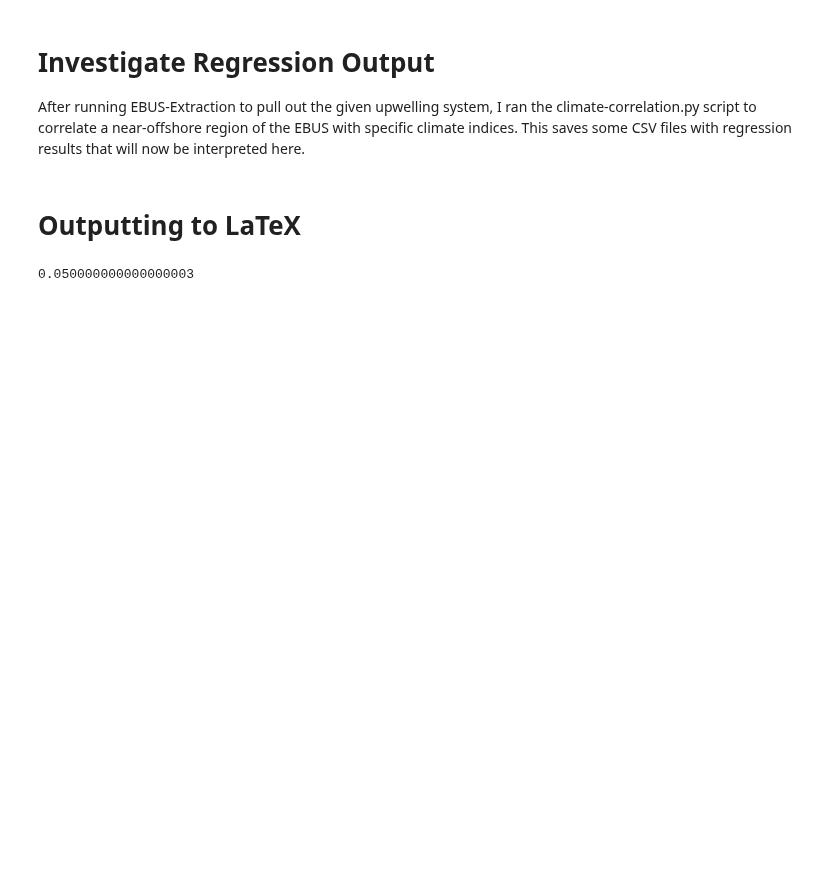
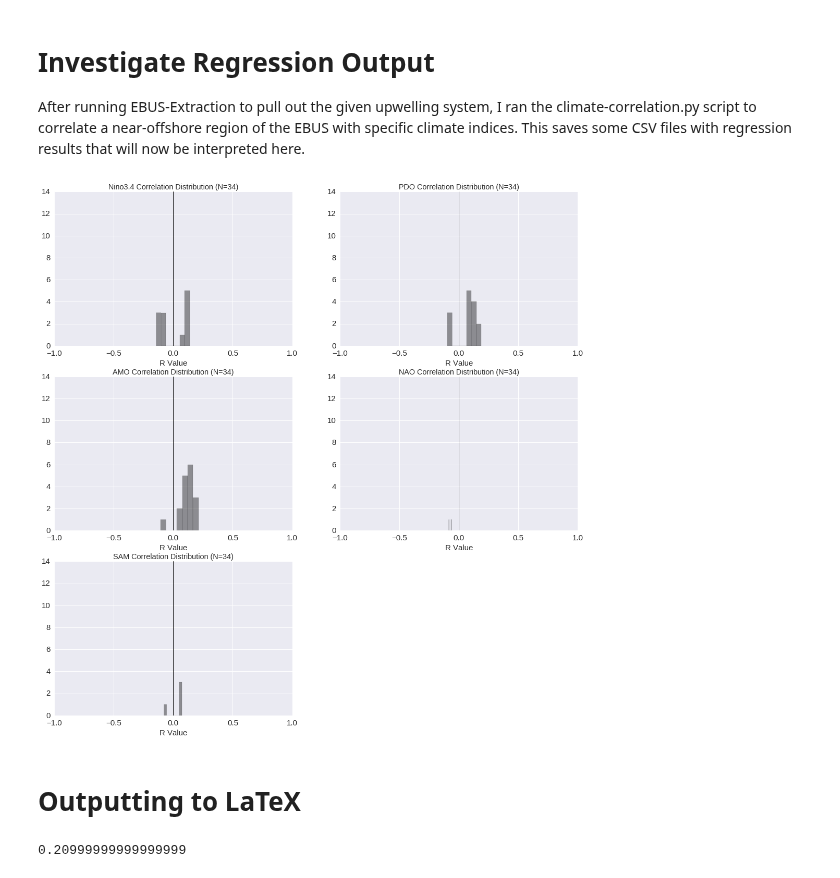
Before and after one commit to bradyrx/EBUS_BGC_Variability, a Jupyter notebook: notebooks/investigate-regression-output.ipynb, the cells around one changed output. Cells and saved outputs as stored; diff of their text form; code cells hidden in the pictures; blank space fills up the shorter version.

Commit message:
study site figure update

```diff
--- a/notebooks/investigate-regression-output.ipynb
+++ b/notebooks/investigate-regression-output.ipynb
@@ -54,6 +46,22 @@ plt.tick_params(axis='both', which='major', labelsize=15)
+# %%
+# Remove insignificant results
+if EBU == 'cancs' or EBU == 'bencs':
+    df_enso = df_enso[df_enso['P-Value'] < 0.05]
+    df_pdo = df_pdo[df_pdo['P-Value'] < 0.05]
+    df_amo = df_amo[df_amo['P-Value'] < 0.05]
+    df_nao = df_nao[df_nao['P-Value'] < 0.05]
+    df_sam = df_sam[df_sam['P-Value'] < 0.05]
 # %%
 def hist_plot(ax, data, climate_index):
-    sns.distplot(data, kde=False, color='b', norm_hist=False, bins=7)
+    if EBU == 'cancs':
+        color = 'y'
+    elif EBU == 'bencs':
+        color = 'k'
+    elif EBU == 'calcs':
+        color = 'b'
+    elif EBU == 'humcs':
+        color = 'r'
+    sns.distplot(data, kde=False, color=color, norm_hist=False, bins=7)
     ax.set_title(climate_index + ' Correlation Distribution (N=34)', size='x-large')
     plt.tick_params(axis='both', which='major', labelsize=15)
     plt.xlabel('R Value', size=15)
@@ -61,21 +69,25 @@ def hist_plot(ax, data, climate_index):
     plt.xlim([-1, 1])
     plt.plot([0, 0], [0, 14], linewidth=1, color='k')
 # %%
-fig = plt.figure(figsize=(18,12))
-ax1 = fig.add_subplot(221)
+fig = plt.figure(figsize=(18,18))
+ax1 = fig.add_subplot(321)
 hist_plot(ax1, df_enso['R Value'], 'Nino3.4')
-ax2 = fig.add_subplot(222)
+ax2 = fig.add_subplot(322)
 hist_plot(ax2, df_pdo['R Value'], 'PDO')
-ax3 = fig.add_subplot(223)
-hist_plot(ax3, df_npo['R Value'], 'NPO')
-#ax4 = fig.add_subplot(224)
-#hist_plot(ax4, df_sam['R Value'], 'SAM')
-plt.savefig("calcs-correlation-histograms.png")
+ax3 = fig.add_subplot(323)
+hist_plot(ax3, df_amo['R Value'], 'AMO')
+ax4 = fig.add_subplot(324)
+hist_plot(ax4, df_nao['R Value'], 'NAO')
+ax5 = fig.add_subplot(325)
+hist_plot(ax5, df_sam['R Value'], 'SAM')
+#plt.savefig("bencs-correlation-histograms.png")
+# %% [output]
+[figure, added]
 # %% [markdown]
 # Outputting to LaTeX
 # %%
 #df_pdo = df_pdo.drop('P-Value', 1)
-#print df_pdo.round(2).to_latex()
-np.std(df_enso['R Squared'].values).round(2)
+#print df_amo.round(2).to_latex()
+np.mean(df_amo['Slope'].values).round(2)
 # %% [output]
-0.050000000000000003
+0.20999999999999999
```
Also changed, not shown: parts of 4 cells of this notebook, 19 other files.
